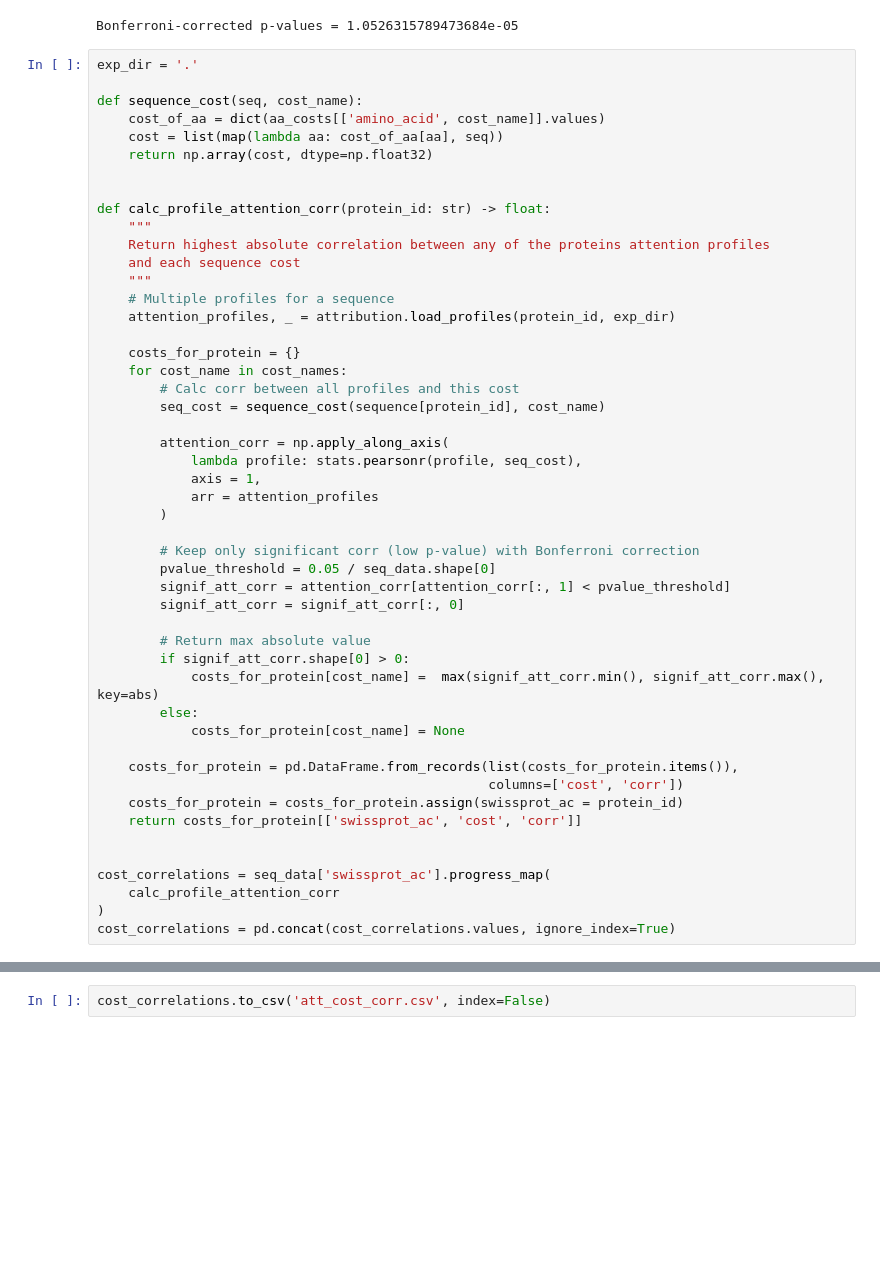
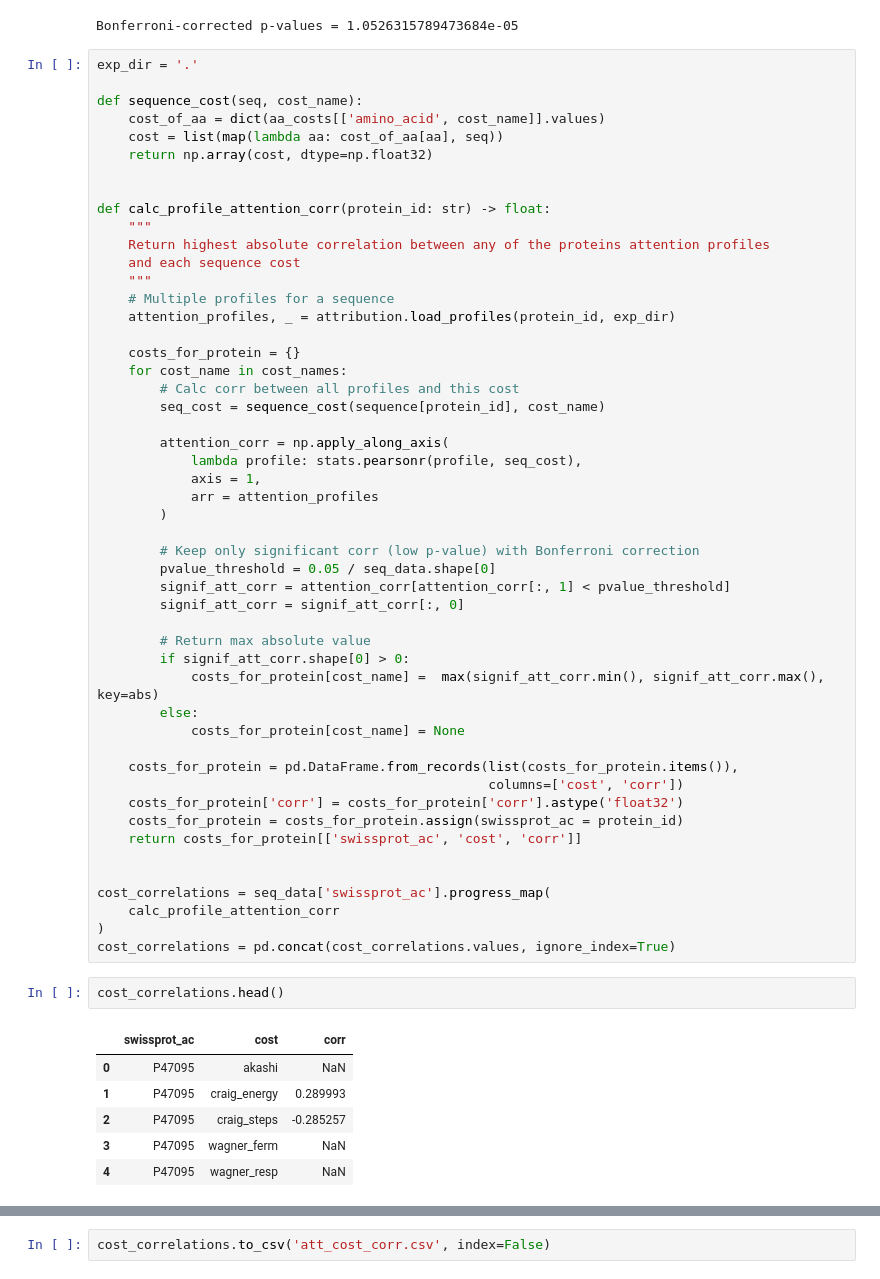
Before and after one commit to fburic/protein-mgem, a Jupyter notebook: results/20211223_182228/cost_attention_corr.ipynb, the cells around one changed output, grey strips where cells are left out. Saved outputs shown, nothing was run; the diff lists cells and outputs as text; blank space fills up the shorter version.

```diff
--- a/results/20211223_182228/cost_attention_corr.ipynb
+++ b/results/20211223_182228/cost_attention_corr.ipynb
@@ -122,6 +122,7 @@ def calc_profile_attention_corr(protein_id: str) -> float:
 
     costs_for_protein = pd.DataFrame.from_records(list(costs_for_protein.items()),
                                                   columns=['cost', 'corr'])
+    costs_for_protein['corr'] = costs_for_protein['corr'].astype('float32')
     costs_for_protein = costs_for_protein.assign(swissprot_ac = protein_id)
     return costs_for_protein[['swissprot_ac', 'cost', 'corr']]
 
@@ -130,3 +131,12 @@ cost_correlations = seq_data['swissprot_ac'].progress_map(
     calc_profile_attention_corr
 )
 cost_correlations = pd.concat(cost_correlations.values, ignore_index=True)
+# %%
+cost_correlations.head()
+# %% [output]
+|  | swissprot_ac | cost | corr |
+| 0 | P47095 | akashi | NaN |
+| 1 | P47095 | craig_energy | 0.289993 |
+| 2 | P47095 | craig_steps | -0.285257 |
+| 3 | P47095 | wagner_ferm | NaN |
+| 4 | P47095 | wagner_resp | NaN |
```
Also changed, not shown: parts of 4 cells of this notebook, 2 other files.
